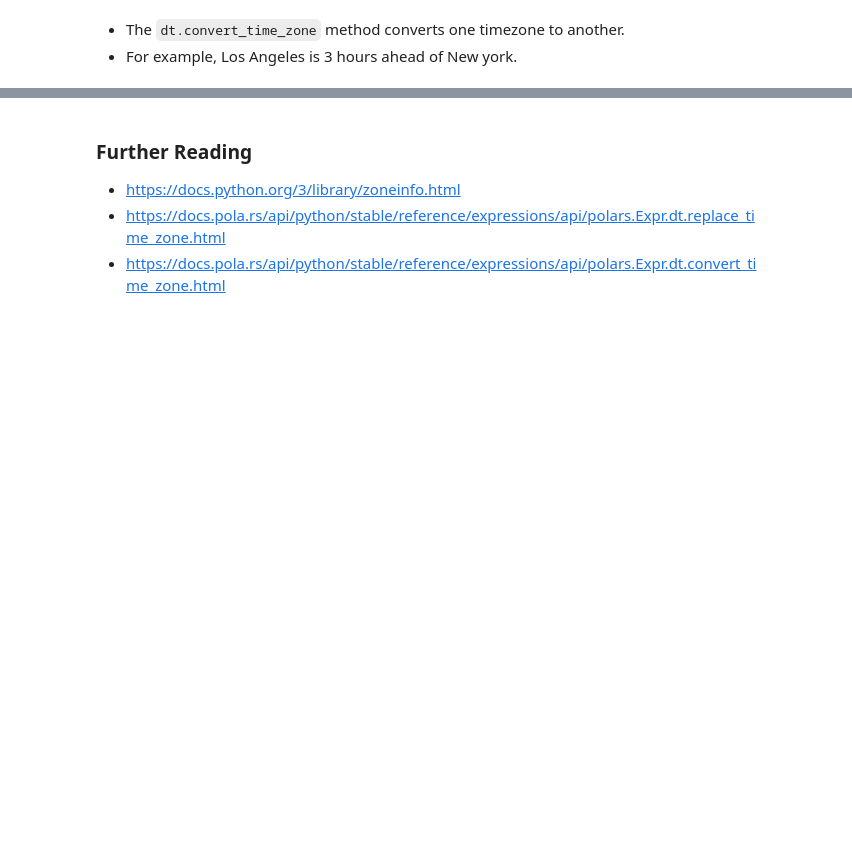
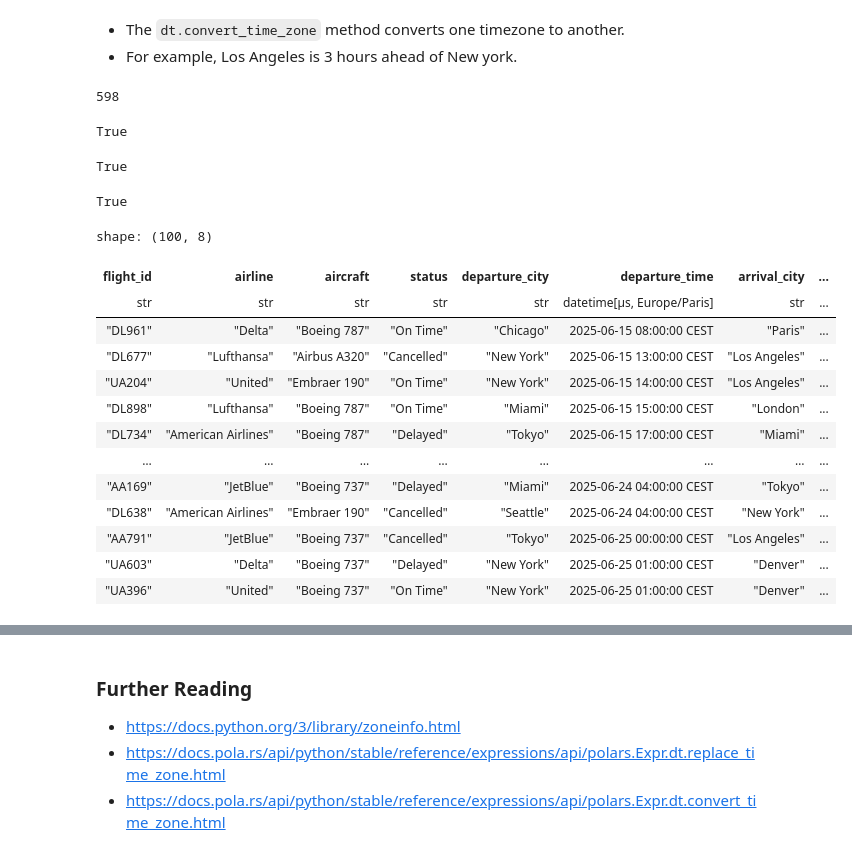
Before and after one commit to yaowenqiang/Data-Analysis-with-Polars-and-Python, a Jupyter notebook: incomplete/14 - Working with Datetimes.ipynb, the cells around one changed output, grey strips where cells are left out. Saved outputs shown, nothing was run; the diff lists cells and outputs as text; code cells hidden in the pictures; blank space fills up the shorter version.

```diff
--- a/incomplete/14 - Working with Datetimes.ipynb
+++ b/incomplete/14 - Working with Datetimes.ipynb
@@ -408,3 +827,47 @@ shape: (8, 13)
 # %% [markdown]
 - The `dt.convert_time_zone` method converts one timezone to another.
 - For example, Los Angeles is 3 hours ahead of New york.
+# %%
+len(timezones)
+# %% [output]
+598
+# %%
+"UTC" in timezones
+# %% [output]
+True
+# %%
+"PRC" in timezones
+# %% [output]
+True
+# %%
+"Asia/Shanghai" in timezones
+# %% [output]
+True
+# %%
+flights = (
+    pl.read_json(
+        "flights.json",
+        schema_overrides={"departure_time": pl.Datetime, "arrival_time": pl.Datetime},
+    )
+    .sort("departure_time")
+    .with_columns(
+        pl.col("departure_time").dt.replace_time_zone("Europe/Paris"),
+        pl.col("arrival_time").dt.replace_time_zone("Europe/Paris"),
+    )
+)
+flights
+# %% [output]
+shape: (100, 8)
+| flight_id | airline | aircraft | status | departure_city | departure_time | arrival_city | ... |
+| str | str | str | str | str | datetime[μs, Europe/Paris] | str | ... |
+| "DL961" | "Delta" | "Boeing 787" | "On Time" | "Chicago" | 2025-06-15 08:00:00 CEST | "Paris" | ... |
+| "DL677" | "Lufthansa" | "Airbus A320" | "Cancelled" | "New York" | 2025-06-15 13:00:00 CEST | "Los Angeles" | ... |
+| "UA204" | "United" | "Embraer 190" | "On Time" | "New York" | 2025-06-15 14:00:00 CEST | "Los Angeles" | ... |
+| "DL898" | "Lufthansa" | "Boeing 787" | "On Time" | "Miami" | 2025-06-15 15:00:00 CEST | "London" | ... |
+| "DL734" | "American Airlines" | "Boeing 787" | "Delayed" | "Tokyo" | 2025-06-15 17:00:00 CEST | "Miami" | ... |
+| … | … | … | … | … | … | … | ... |
+| "AA169" | "JetBlue" | "Boeing 737" | "Delayed" | "Miami" | 2025-06-24 04:00:00 CEST | "Tokyo" | ... |
+| "DL638" | "American Airlines" | "Embraer 190" | "Cancelled" | "Seattle" | 2025-06-24 04:00:00 CEST | "New York" | ... |
+| "AA791" | "JetBlue" | "Boeing 737" | "Cancelled" | "Tokyo" | 2025-06-25 00:00:00 CEST | "Los Angeles" | ... |
+| "UA603" | "Delta" | "Boeing 737" | "Delayed" | "New York" | 2025-06-25 01:00:00 CEST | "Denver" | ... |
+| "UA396" | "United" | "Boeing 737" | "On Time" | "New York" | 2025-06-25 01:00:00 CEST | "Denver" | ... |
```
Also changed, not shown: parts of 31 cells of this notebook.
